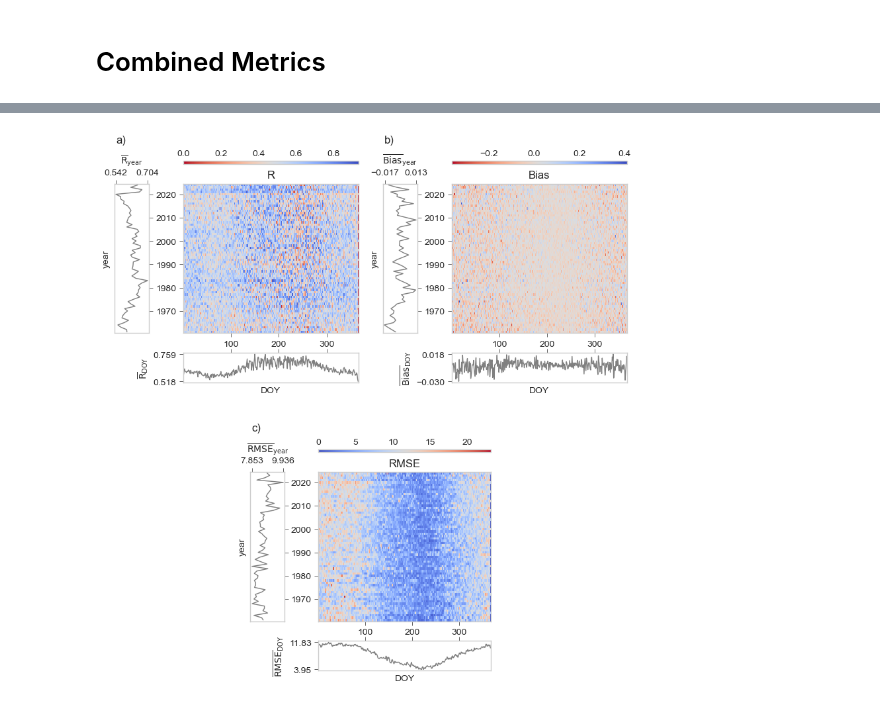
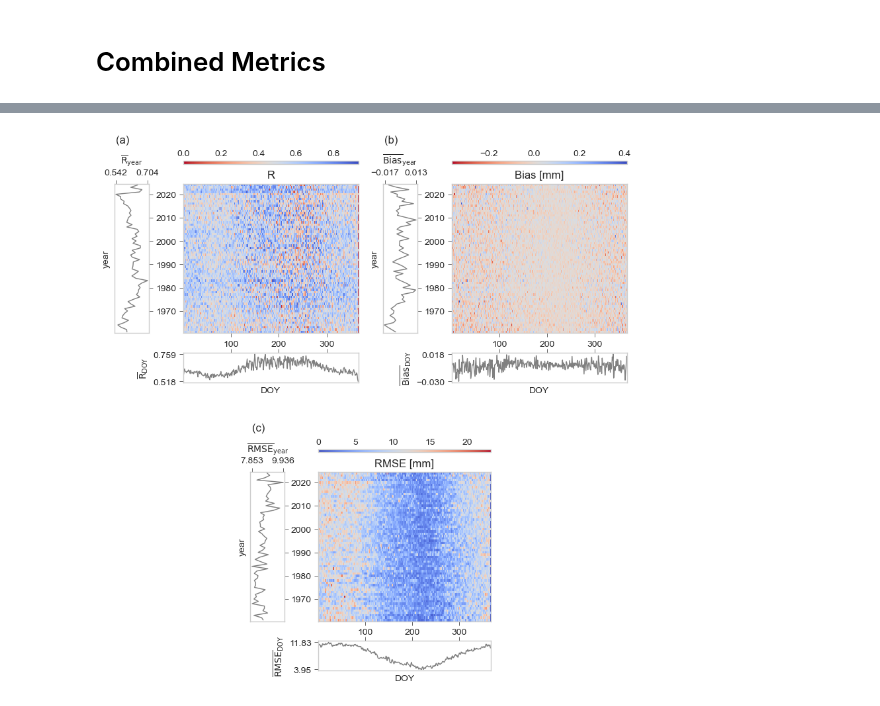
Before and after one commit to LARHENA/UFPB_Brain-D, a Jupyter notebook: Scripts e Dados/3.7 - IDW cross validation statistics.ipynb, the cells around one changed output, grey strips where cells are left out. Saved outputs shown, nothing was run; the diff lists cells and outputs as text; code cells hidden in the pictures.

```diff
--- a/Scripts e Dados/3.7 - IDW cross validation statistics.ipynb
+++ b/Scripts e Dados/3.7 - IDW cross validation statistics.ipynb
@@ -1136,7 +1056,10 @@ for i, metric in enumerate(metrics[:2]):  # Only plot R and Bias in the first ro
     # Main heatmap (middle)
     ax_main = fig.add_subplot(gs_sub[1, 1], sharey=ax_left)
     pcm = ax_main.pcolormesh(x, y, metric['array'], cmap=cmap[i])
-    ax_main.set_title(metric['name'])
+    if metric['name'] != 'R':
+        ax_main.set_title(metric['name'] + ' [mm]')
+    else:
+        ax_main.set_title(metric['name'])
     # Ensure ticks are shown on both axes
     ax_main.tick_params(axis='x', which='both', bottom=True, top=False, labelbottom=True, length=4, width=0.5)
     ax_main.tick_params(axis='y', which='both', left=True, right=False, labelleft=True, labelright=False, length=4, width=0.5)
@@ -1154,7 +1077,7 @@ for i, metric in enumerate(metrics[:2]):  # Only plot R and Bias in the first ro
     ax_bottom.set_xlabel('DOY')
 
     # Add letter annotation in the top-left corner
-    ax_left.text(min(metric['result_year'][metric['name']]), 2042, f"{letters[i]})", fontsize=12)
+    ax_left.text(min(metric['result_year'][metric['name']]), 2042, f"({letters[i]})", fontsize=12)
 
     # Colorbar (right)
     ax_cbar = fig.add_subplot(gs_sub[0, 1])  # Place colorbar in the right column
@@ -1198,37 +1121,42 @@ ax_left.set_ylabel('year')
 # Main heatmap (middle)
 ax_main = fig.add_subplot(gs_sub[1, 1], sharey=ax_left)
 pcm = ax_main.pcolormesh(x, y, metric['array'], cmap=cmap[2])
-ax_main.set_title(metric['name'])
+
+if metric['name'] != 'R':
+    ax_main.set_title(metric['name'] + ' [mm]')
+else:
+    ax_main.set_title(metric['name'])
+
 # Ensure ticks are shown on both axes
 ax_main.tick_params(axis='x', which='both', bottom=True, top=False, labelbottom=True, length=4, width=0.5)
 ax_main.tick_params(axis='y', which='both', left=True, right=False, labelleft=True, labelright=False, length=4, width=0.5)
 
 # DOY plot (bottom)
 ax_bottom = fig.add_subplot(gs_sub[2, 1], sharex=ax_main)
 ax_bottom.plot(metric['result_doy']['day_order']
                , metric['result_doy'][metric['name']]
                , color='grey'
                , linewidth=1)
 ax_bottom.set_yticks([round(z_min_doy, 3), round(z_max_doy, 3)])
 ax_bottom.set_ylabel(fr'$\overline{{\mathrm{{{metric["name"]}}}}}_{{\text{{DOY}}}}$')
 ax_bottom.tick_params(axis='x', which='both', bottom=False, top=True, labelbottom=False, labeltop=False, length=4, width=0.5)
 ax_bottom.tick_params(axis='y', which='both', left=True, right=False, labelleft=True, labelright=False, length=4, width=0.5)
 ax_bottom.set_xlabel('DOY')
 
 # Add letter annotation in the top-left corner
-ax_left.text(min(metric['result_year'][metric['name']]), 2042, f"{letters[2]})", fontsize=12)
+ax_left.text(min(metric['result_year'][metric['name']]), 2042, f"({letters[2]})", fontsize=12)
 
 # Colorbar (right)
 ax_cbar = fig.add_subplot(gs_sub[0, 1])  # Place colorbar in the right column
 cbar = plt.colorbar(pcm, cax=ax_cbar, orientation='horizontal', location='top')  # Add colorbar to the right of the heatmap
 
 # Empty right subplot
 ax_empty_right = fig.add_subplot(gs_row2[2])
 ax_empty_right.axis('off')  # Hide axes for empty subplot
 
 # Adjust layout with more padding
 plt.tight_layout(pad=2)  # Increase padding around the subplots
 plt.savefig('./figures/Figure_8_crossvalidation_stacked_metrics_1x2_with_empty.tiff', dpi=300, bbox_inches='tight')
 plt.show()
 # %% [output]
-[figure, old version]
+[figure, new version]
```
Also changed, not shown: parts of 4 cells of this notebook, 3 other files.
